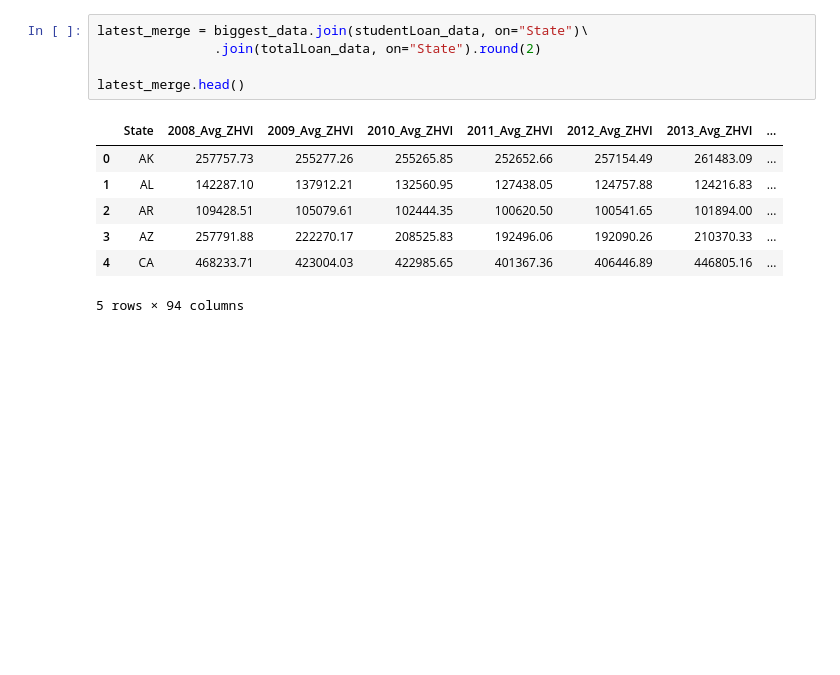
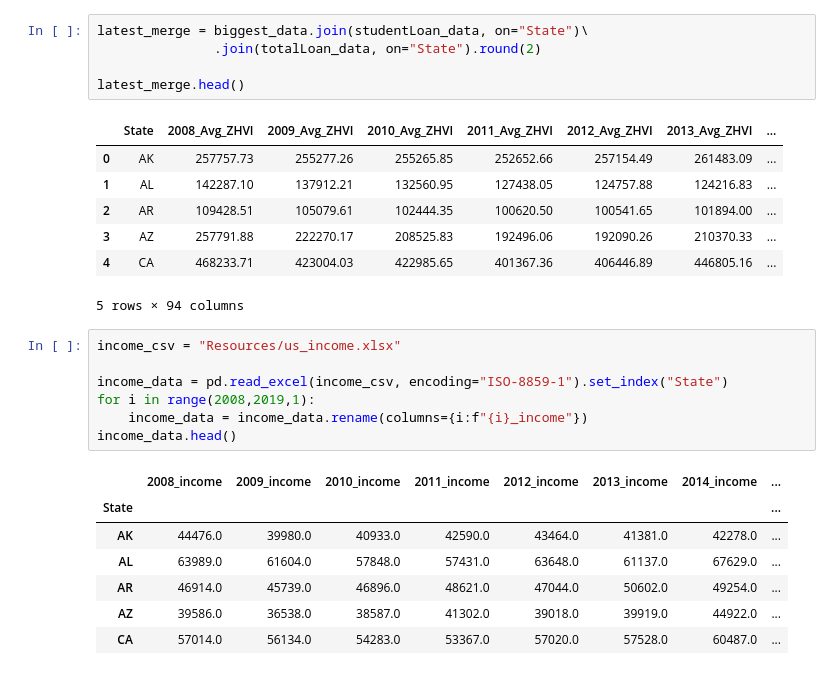
Before and after one commit to cmarchini19/US-Housing-Market-Analysis, a Jupyter notebook: tolu.ipynb, the cells around one changed output. Cells and saved outputs as stored; diff of their text form; blank space fills up the shorter version.

Commit message:
Added median income

```diff
--- a/tolu.ipynb
+++ b/tolu.ipynb
@@ -342,3 +342,18 @@ latest_merge.head()
 | 3 | AZ | 257791.88 | 222270.17 | 208525.83 | 192496.06 | 192090.26 | 210370.33 | ... |
 | 4 | CA | 468233.71 | 423004.03 | 422985.65 | 401367.36 | 406446.89 | 446805.16 | ... |
 5 rows × 94 columns
+# %%
+income_csv = "Resources/us_income.xlsx"
+
+income_data = pd.read_excel(income_csv, encoding="ISO-8859-1").set_index("State")
+for i in range(2008,2019,1):
+    income_data = income_data.rename(columns={i:f"{i}_income"})
+income_data.head()
+# %% [output]
+|  | 2008_income | 2009_income | 2010_income | 2011_income | 2012_income | 2013_income | 2014_income | ... |
+| State |  |  |  |  |  |  |  | ... |
+| AK | 44476.0 | 39980.0 | 40933.0 | 42590.0 | 43464.0 | 41381.0 | 42278.0 | ... |
+| AL | 63989.0 | 61604.0 | 57848.0 | 57431.0 | 63648.0 | 61137.0 | 67629.0 | ... |
+| AR | 46914.0 | 45739.0 | 46896.0 | 48621.0 | 47044.0 | 50602.0 | 49254.0 | ... |
+| AZ | 39586.0 | 36538.0 | 38587.0 | 41302.0 | 39018.0 | 39919.0 | 44922.0 | ... |
+| CA | 57014.0 | 56134.0 | 54283.0 | 53367.0 | 57020.0 | 57528.0 | 60487.0 | ... |
```
Also changed, not shown: parts of 2 cells of this notebook, 3 other files.
